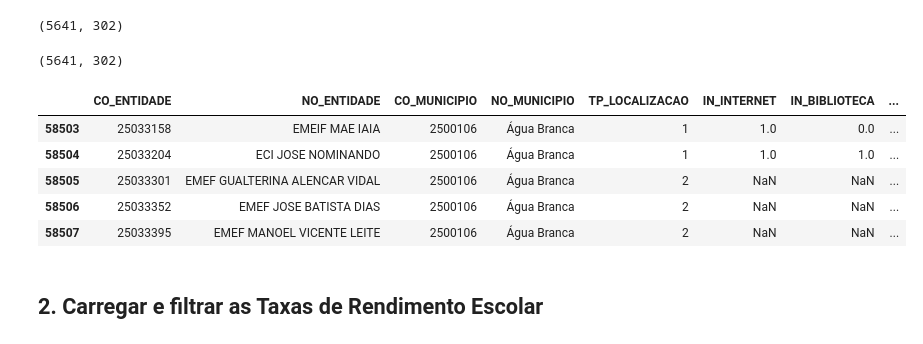
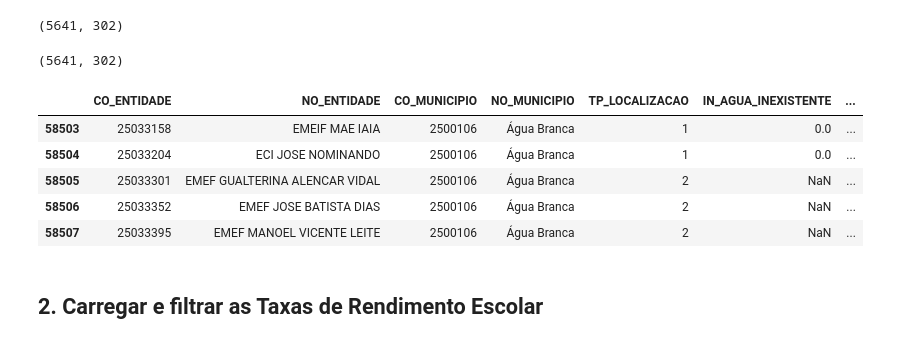
Before and after one commit to GuiiHub/ProjetoAD, a Jupyter notebook: tratamento_cruzamento_dados_.ipynb, the cells around one changed output. Drawn from its saved outputs; the diff is of its cells as text; code cells hidden in the pictures.

```diff
--- a/tratamento_cruzamento_dados_.ipynb
+++ b/tratamento_cruzamento_dados_.ipynb
@@ -30,29 +30,35 @@ print(censo_pb.shape)
 # %% [output]
 (5641, 302)
 # %%
+# Selecionar colunas de interesse
+
 # Selecionar colunas de interesse
 
 colunas_censo = [
     "CO_ENTIDADE", "NO_ENTIDADE", "CO_MUNICIPIO", "NO_MUNICIPIO",
-    "TP_LOCALIZACAO",        # 1 = urbana, 2 = rural
-    "IN_INTERNET",           # acesso à internet
-    "IN_BIBLIOTECA",         # biblioteca ou sala de leitura
-    "IN_BANHEIRO_PNE",       # acessibilidade (banheiro adaptado)
-    "IN_AGUA_POTAVEL",       # saneamento
-    "IN_ESGOTO_REDE_PUBLICA" # saneamento
+    "TP_LOCALIZACAO",              # 1 = urbana, 2 = rural
+
+    # --- Infraestrutura básica (água, energia, esgoto) ---
+    "IN_AGUA_INEXISTENTE",         # não há nenhuma fonte de água
+    "IN_AGUA_POTAVEL",             # água imprópria para consumo, mesmo tendo fonte
+    "IN_ENERGIA_INEXISTENTE",      # não há energia elétrica
+    "IN_ESGOTO_INEXISTENTE",       # não há esgotamento sanitário
+
+    # --- Acessibilidade nas vias de circulação interna ---
+    "IN_ACESSIBILIDADE_INEXISTENTE",  # nenhum recurso de acessibilidade listado
 ]
 
 print(censo_pb.shape)
 censo_pb = censo_pb[[c for c in colunas_censo if c in censo_pb.columns]]
 censo_pb.head()
 # %% [output]
 (5641, 302)
-|  | CO_ENTIDADE | NO_ENTIDADE | CO_MUNICIPIO | NO_MUNICIPIO | TP_LOCALIZACAO | IN_INTERNET | IN_BIBLIOTECA | ... |
-| 58503 | 25033158 | EMEIF MAE IAIA | 2500106 | Água Branca | 1 | 1.0 | 0.0 | ... |
-| 58504 | 25033204 | ECI JOSE NOMINANDO | 2500106 | Água Branca | 1 | 1.0 | 1.0 | ... |
-| 58505 | 25033301 | EMEF GUALTERINA ALENCAR VIDAL | 2500106 | Água Branca | 2 | NaN | NaN | ... |
-| 58506 | 25033352 | EMEF JOSE BATISTA DIAS | 2500106 | Água Branca | 2 | NaN | NaN | ... |
-| 58507 | 25033395 | EMEF MANOEL VICENTE LEITE | 2500106 | Água Branca | 2 | NaN | NaN | ... |
+|  | CO_ENTIDADE | NO_ENTIDADE | CO_MUNICIPIO | NO_MUNICIPIO | TP_LOCALIZACAO | IN_AGUA_INEXISTENTE | ... |
+| 58503 | 25033158 | EMEIF MAE IAIA | 2500106 | Água Branca | 1 | 0.0 | ... |
+| 58504 | 25033204 | ECI JOSE NOMINANDO | 2500106 | Água Branca | 1 | 0.0 | ... |
+| 58505 | 25033301 | EMEF GUALTERINA ALENCAR VIDAL | 2500106 | Água Branca | 2 | NaN | ... |
+| 58506 | 25033352 | EMEF JOSE BATISTA DIAS | 2500106 | Água Branca | 2 | NaN | ... |
+| 58507 | 25033395 | EMEF MANOEL VICENTE LEITE | 2500106 | Água Branca | 2 | NaN | ... |
 # %% [markdown]
 ## 2. Carregar e filtrar as Taxas de Rendimento Escolar
 # %%
```
Also changed, not shown: 1 other file.
